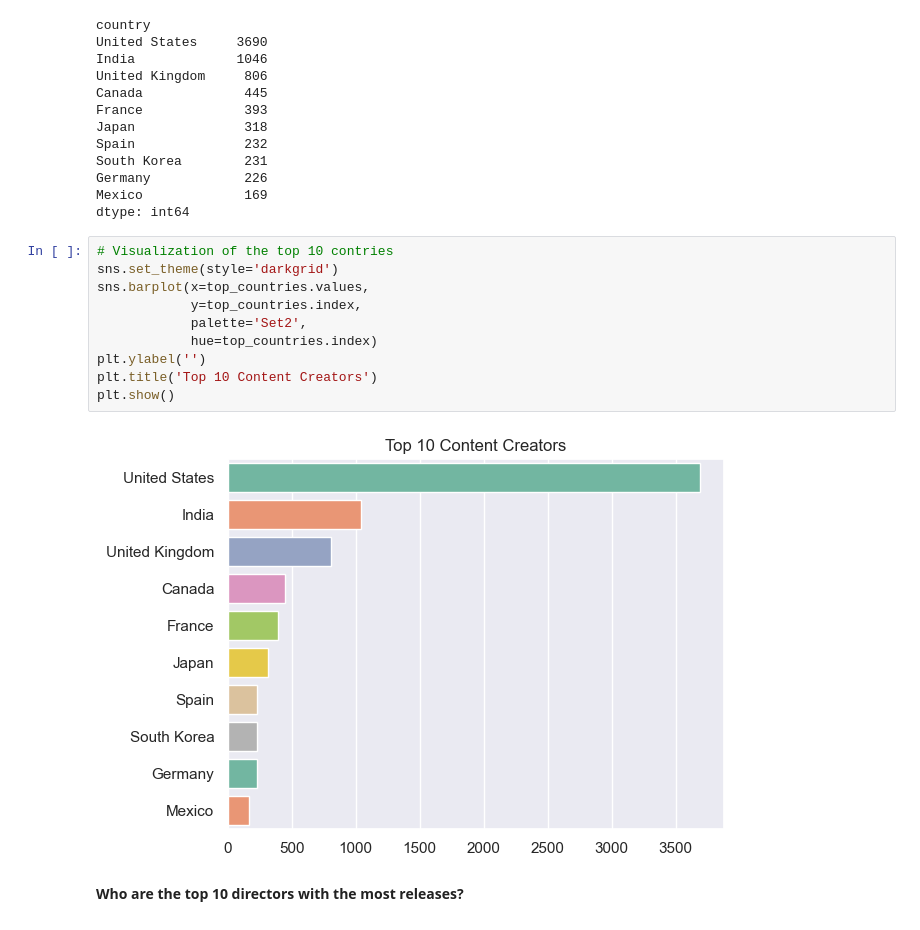
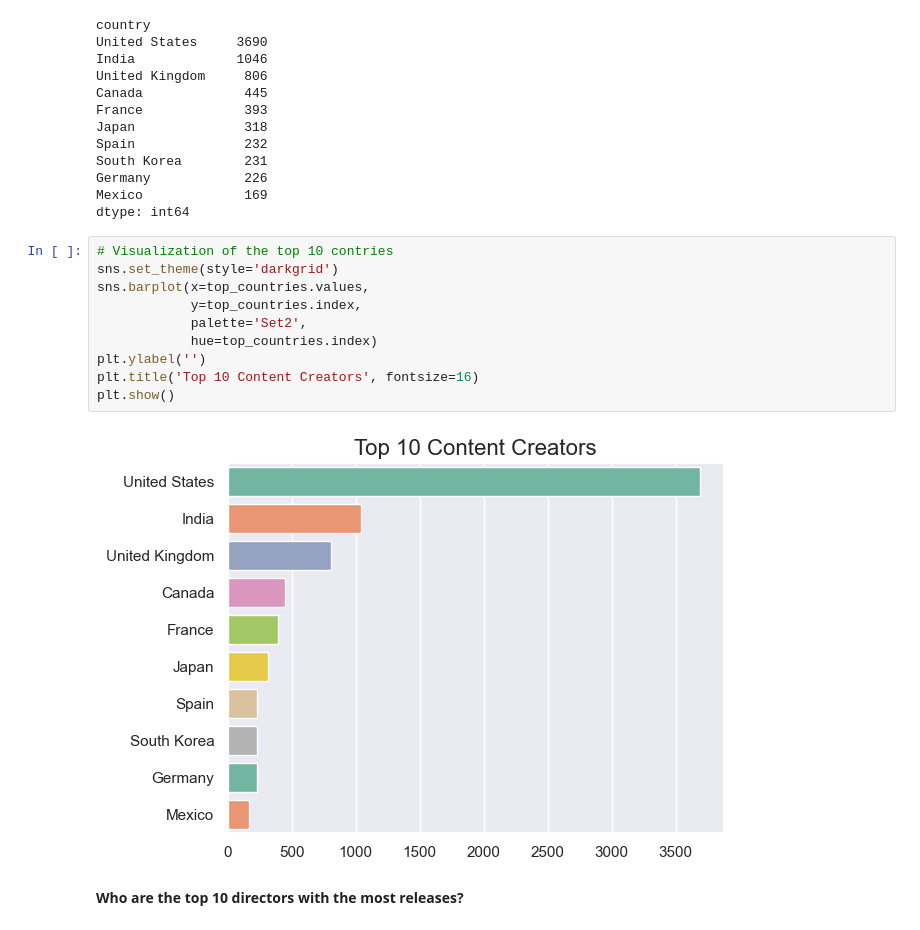
Before and after one commit to AnnaAfanasova/Analyst-Portfolio, a Jupyter notebook: portfolio/python/exploratory_data_analysis/netflix_content_eda/Part2_analysis_visual.ipynb, the cells around one changed output. Cells and saved outputs as stored; diff of their text form.

```diff
--- a/portfolio/python/exploratory_data_analysis/netflix_content_eda/Part2_analysis_visual.ipynb
+++ b/portfolio/python/exploratory_data_analysis/netflix_content_eda/Part2_analysis_visual.ipynb
@@ -120,15 +120,15 @@ dtype: int64
 # %%
 # Visualization of the top 10 contries
 sns.set_theme(style='darkgrid')
 sns.barplot(x=top_countries.values,
             y=top_countries.index,
             palette='Set2',
             hue=top_countries.index)
 plt.ylabel('')
-plt.title('Top 10 Сontent Сreators')
+plt.title('Top 10 Сontent Сreators', fontsize=16)
 plt.show()
 # %% [output]
-[figure, old version]
+[figure, new version]
 # %% [markdown]
 **Who are the top 10 directors with the most releases?**
 # %%
```
Also changed, not shown: parts of 7 cells of this notebook.
